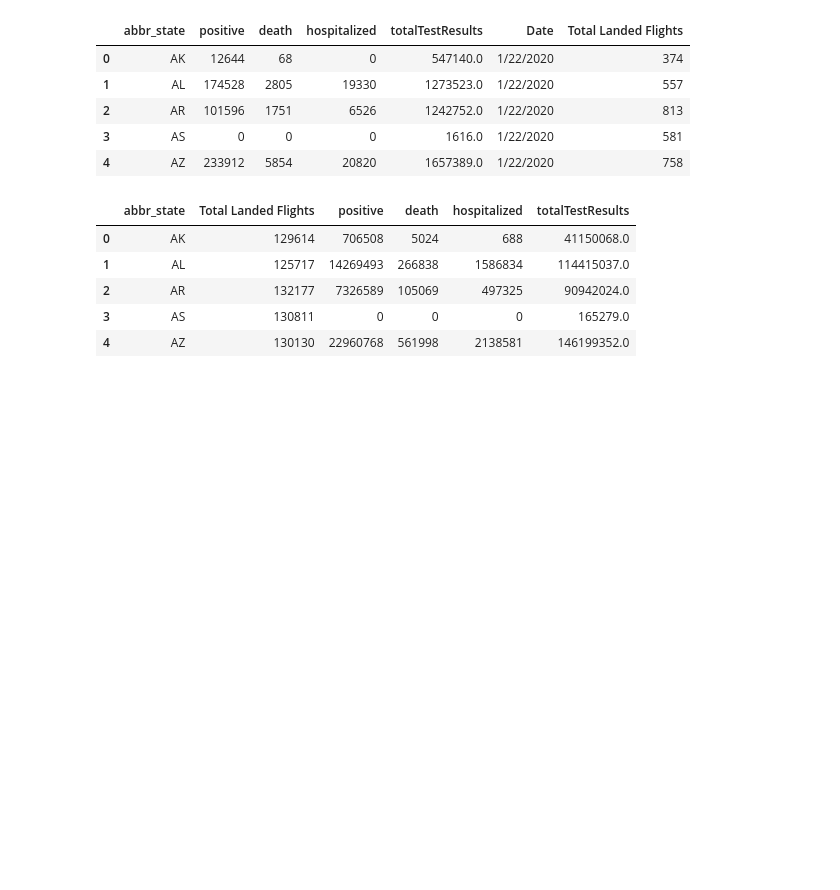
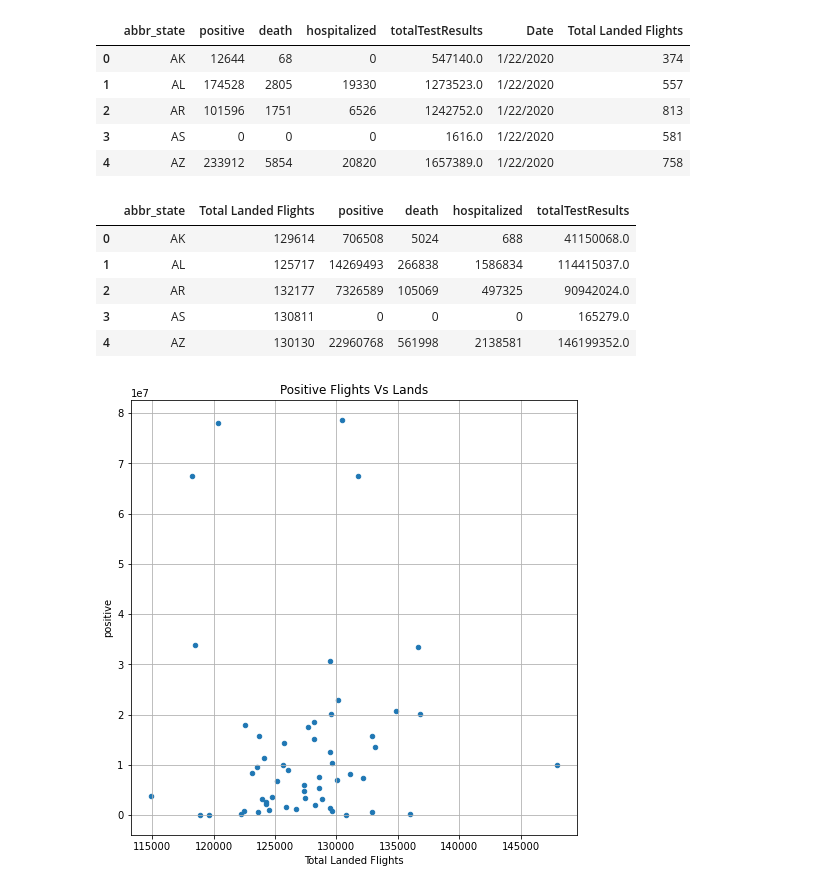
Before and after one commit to MersedehSP/Covid_Analyzer, a Jupyter notebook: Fake_Data_Visualizations.ipynb, the cells around one changed output. Saved outputs shown, nothing was run; the diff lists cells and outputs as text; code cells hidden in the pictures; blank space fills up the shorter version.

```diff
--- a/Fake_Data_Visualizations.ipynb
+++ b/Fake_Data_Visualizations.ipynb
@@ -29,3 +31,10 @@ total_df.head()
 | 2 | AR | 132177 | 7326589 | 105069 | 497325 | 90942024.0 |
 | 3 | AS | 130811 | 0 | 0 | 0 | 165279.0 |
 | 4 | AZ | 130130 | 22960768 | 561998 | 2138581 | 146199352.0 |
+# %%
+# ScatterPlots
+total_df.plot(kind="scatter", x="Total Landed Flights", y="positive", grid=True, figsize=(8,8),
+              title="Positive Flights Vs Lands")
+plt.show()
+# %% [output]
+[figure, added]
```
Also changed, not shown: parts of 6 cells of this notebook.
